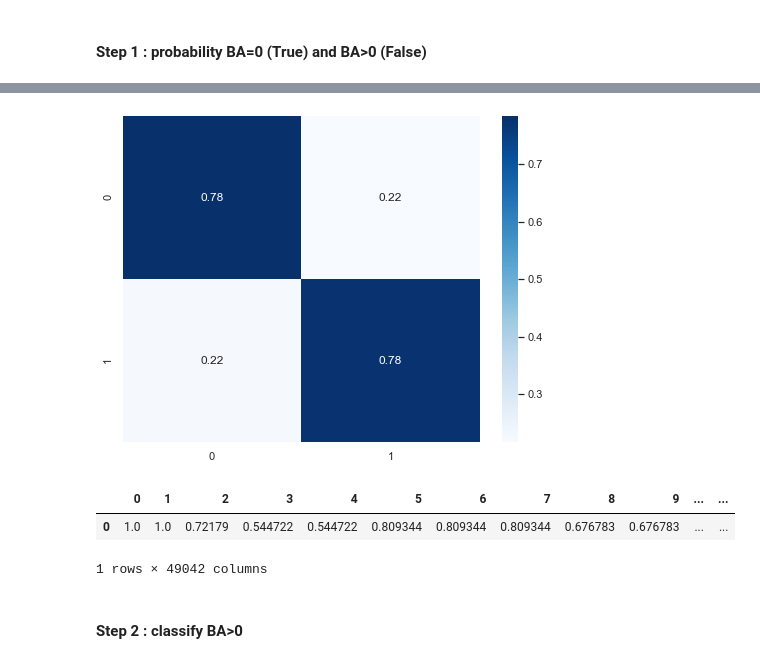
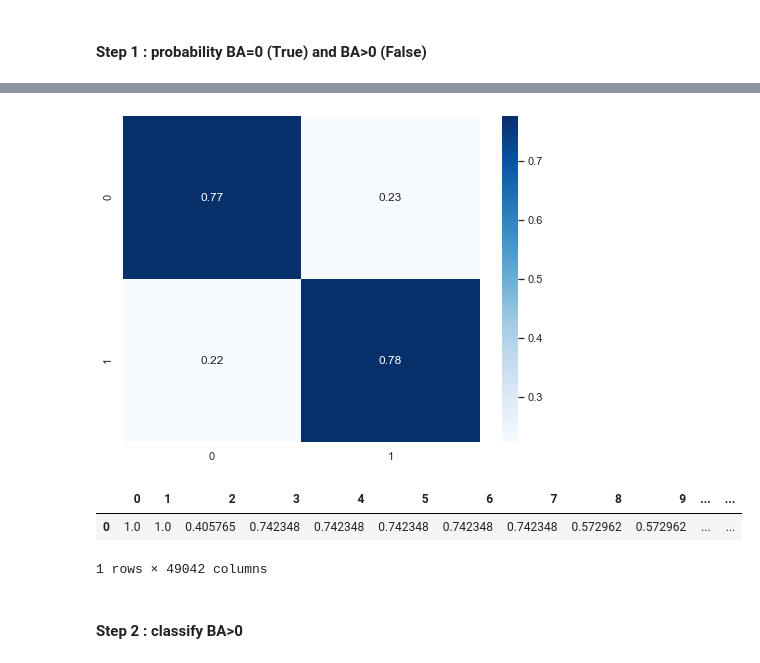
Before and after one commit to MegaCookies88/Data-Challenge-Wildfires, a Jupyter notebook: wildfires_models.ipynb, the cells around one changed output, grey strips where cells are left out. Saved outputs shown, nothing was run; the diff lists cells and outputs as text; code cells hidden in the pictures.

Commit message:
testing smote clf balance

```diff
--- a/wildfires_models.ipynb
+++ b/wildfires_models.ipynb
@@ -19,6 +19,10 @@ data.drop(['clim1','clim2'], axis=1, inplace=True)
 # Relative humidity
 data['RH'] = 100 * np.exp(17.625*(data.clim3-273.15)/(data.clim3-39.11)) / np.exp(17.625*(data.clim4-273.15)/(data.clim4-39.11))
 
+# Changin month to factor and dropping area
+data.drop('area', axis=1, inplace=True)
+data['month'] = data['month'].astype('category')
+
 # Dropping NA in new dataframe
 data_validation = data[data.BA.isna() | data.CNT.isna()]
 data.dropna(inplace=True)
@@ -357,10 +366,12 @@ ax[1].plot(u_BA[0:15], scores[0:15]);
 # %%
 %%time
 
-sm = SMOTE(random_state=42)
-X_sm, y_sm = sm.fit_resample(X_train, y_train==0)
+#sm = SMOTE(random_state=42)
+#X_sm, y_sm = sm.fit_resample(X_train, y_train==0)
+#clf0 = MLPClassifier(max_iter=300, activation='relu', alpha=0.0001, learning_rate='adaptive', hidden_layer_sizes=100, random_state=42)
 
-#clf0 = MLPClassifier(max_iter=300, activation='relu', alpha=0.0001, learning_rate='adaptive', hidden_layer_sizes=100, random_state=42)
-clf0 = RandomForestClassifier(max_depth=6, n_estimators=1000, n_jobs=8, bootstrap=False, max_features=None, random_state=42)
-clf0.fit(X_sm.drop('CNT', axis=1), y_sm.BA)
+clf0 = RandomForestClassifier(max_depth=6, n_estimators=1000, n_jobs=8, bootstrap=False, max_features=None, class_weight='balanced', random_state=42)
+pipe0 = Pipeline([('pca', PCA(n_components=None, random_state=42)), ('clf', clf0)])
+
+clf0.fit(X_train.drop(['CNT','year'], axis=1), y_train.BA==0)
 # %% [output]
@@ -371,14 +383,14 @@ RandomForestClassifier(bootstrap=False, max_depth=6, max_features=None,
 # %%
 plt.figure(figsize=(8,6))
-sns.heatmap(confusion_matrix(y_test.BA==0, clf0.predict(X_test.drop('CNT', axis=1)), normalize='true'), annot=True, cmap='Blues');
+sns.heatmap(confusion_matrix(y_test.BA==0, clf0.predict(X_test.drop(['CNT','year'], axis=1)), normalize='true'), annot=True, cmap='Blues');
 # %% [output]
-[figure, old version]
+[figure, new version]
 # %%
-p0 = pd.DataFrame(clf0.predict_proba(X_test.drop('CNT', axis=1))[:,1])
+p0 = pd.DataFrame(clf0.predict_proba(X_test.drop(['CNT','year'], axis=1))[:,1])
 p0.T
 # %% [output]
 |  | 0 | 1 | 2 | 3 | 4 | 5 | 6 | 7 | 8 | 9 | ... | ... |
-| 0 | 1.0 | 1.0 | 0.72179 | 0.544722 | 0.544722 | 0.809344 | 0.809344 | 0.809344 | 0.676783 | 0.676783 | ... | ... |
+| 0 | 1.0 | 1.0 | 0.405765 | 0.742348 | 0.742348 | 0.742348 | 0.742348 | 0.742348 | 0.572962 | 0.572962 | ... | ... |
 1 rows × 49042 columns
 # %% [markdown]
 #### Step 2 : classify BA>0
```
Also changed, not shown: parts of 6 cells of this notebook.
